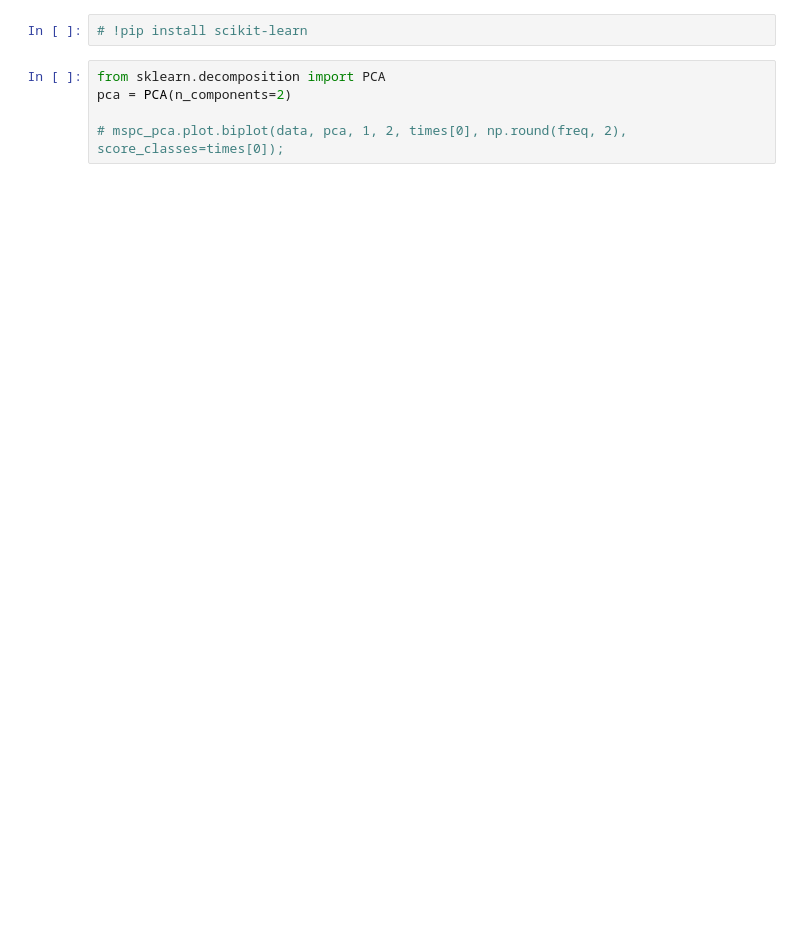
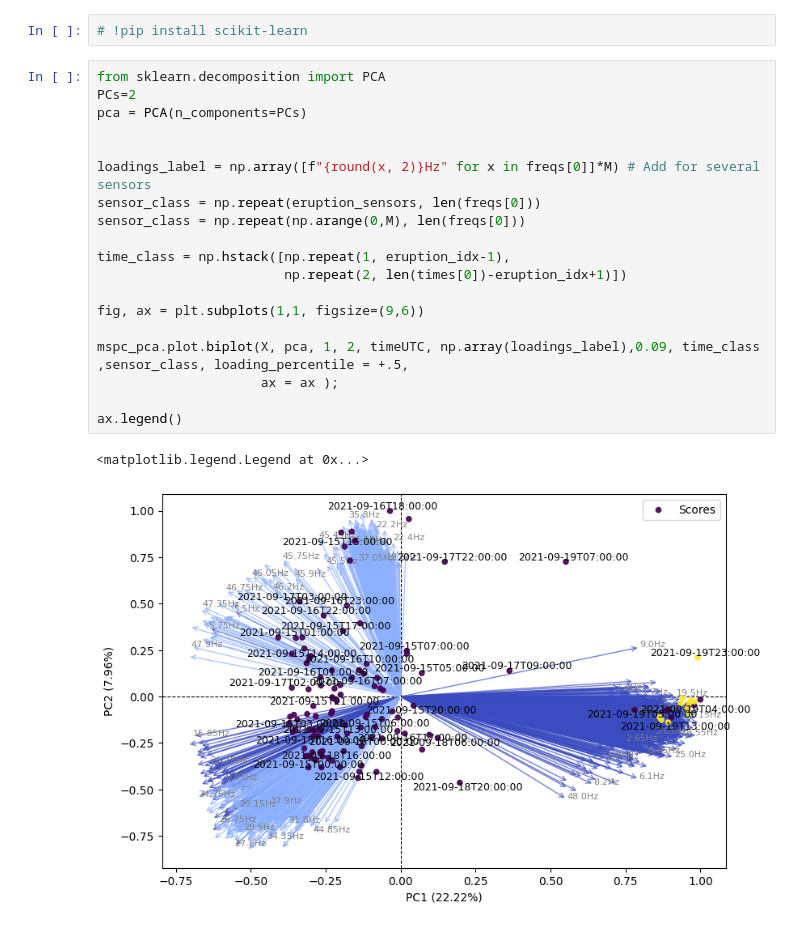
Before and after one commit to CoDaSLab/MSPC-Seismic, a Jupyter notebook: exploration/IGARSS.ipynb, the cells around one changed output. Drawn from its saved outputs; the diff is of its cells as text; blank space fills up the shorter version.

```diff
--- a/exploration/IGARSS.ipynb
+++ b/exploration/IGARSS.ipynb
@@ -152,6 +218,23 @@ mspc_pca.plot.var_pca(data, 10);
 # !pip install scikit-learn
 # %%
 from sklearn.decomposition import PCA
-pca = PCA(n_components=2)
+PCs=2
+pca = PCA(n_components=PCs)
 
-# mspc_pca.plot.biplot(data, pca, 1, 2, times[0], np.round(freq, 2), score_classes=times[0]);
+
+loadings_label = np.array([f"{round(x, 2)}Hz" for x in freqs[0]]*M) # Add for several sensors
+sensor_class = np.repeat(eruption_sensors, len(freqs[0]))
+sensor_class = np.repeat(np.arange(0,M), len(freqs[0]))
+
+time_class = np.hstack([np.repeat(1, eruption_idx-1),
+                        np.repeat(2, len(times[0])-eruption_idx+1)])
+
+fig, ax = plt.subplots(1,1, figsize=(9,6))
+
+mspc_pca.plot.biplot(X, pca, 1, 2, timeUTC, np.array(loadings_label),0.09, time_class ,sensor_class, loading_percentile = +.5,
+                     ax = ax );
+
+ax.legend()
+# %% [output]
+<matplotlib.legend.Legend at 0x...>
+[figure, added]
```
Also changed, not shown: parts of 17 cells of this notebook, 7 other files.
